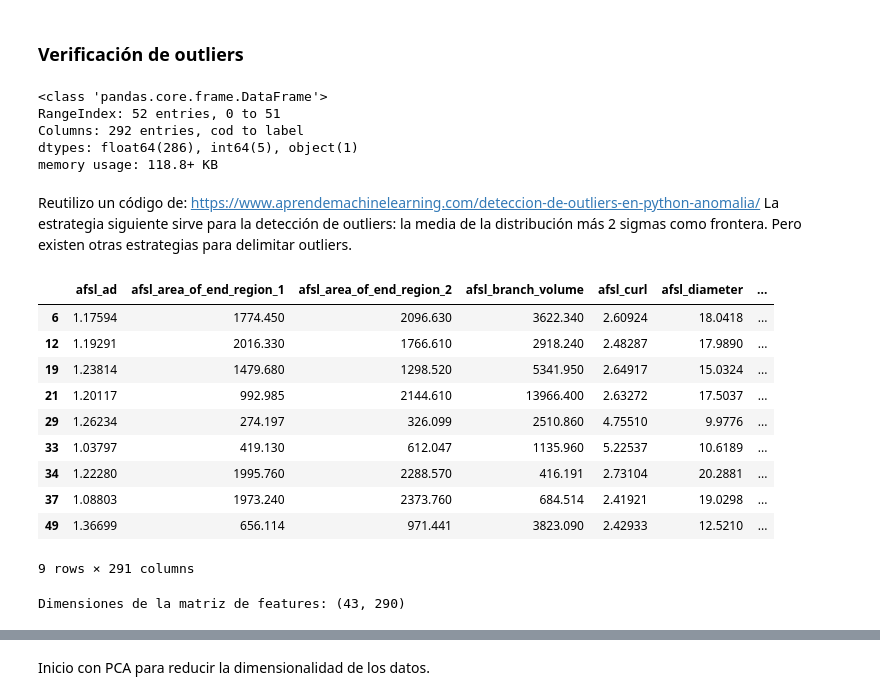
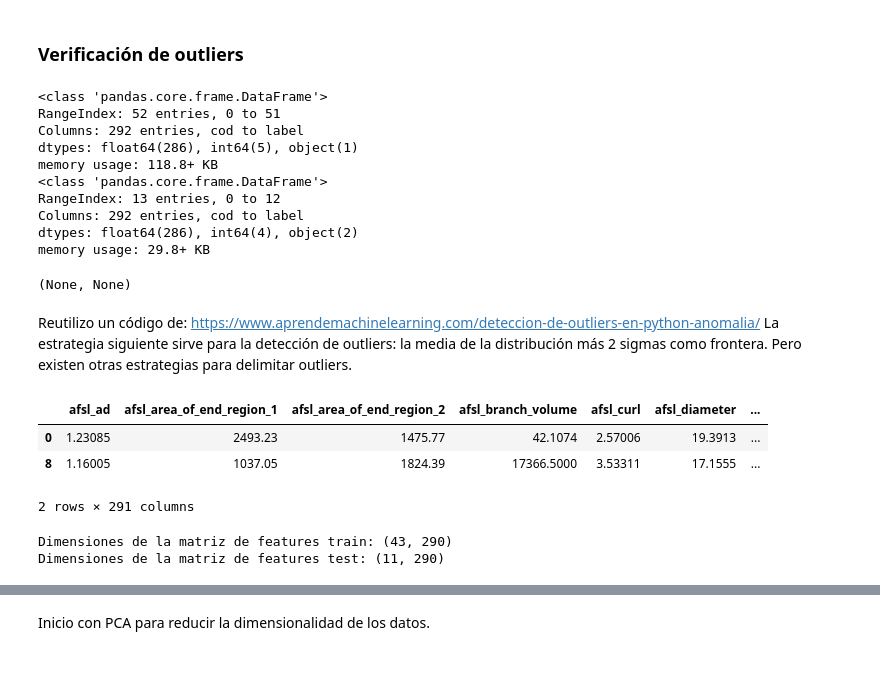
Before and after one commit to brainhack-school2023/galvan_project, a Jupyter notebook: src/pca_reduct_end.ipynb, the cells around one changed output, grey strips where cells are left out. Saved outputs shown, nothing was run; the diff lists cells and outputs as text; code cells hidden in the pictures; blank space fills up the shorter version.

```diff
--- a/src/pca_reduct_end.ipynb
+++ b/src/pca_reduct_end.ipynb
@@ -45,8 +45,9 @@ def load_data_prep(data_path=DATA_PATH):
     csv_path = os.path.join(data_path, "train_set_limpio.csv")
     return pd.read_csv(csv_path)
 
+
 def load_data_test(data_path=DATA_PATH):
-    csv_path = os.path.join(data_path, "test_set.csv")
+    csv_path = os.path.join(data_path, "test_set_limpio.csv")
     return pd.read_csv(csv_path)
 # %%
 train_set = load_data_prep()
@@ -53,0 +58,3 @@ test_set = load_data_test()
+# %%
+test_set.loc[test_set.cod.str.contains('sub-500'),'label'] = '1'
+test_set.loc[test_set.cod.str.contains('sub-10'),'label'] = '0'
@@ -54,13 +65,20 @@ test_set = load_data_test()
 # %% [markdown]
 ### Verificación de outliers
 # %%
-train_set.info()
+train_set.info(), test_set.info()
 # %% [output]
 <class 'pandas.core.frame.DataFrame'>
 RangeIndex: 52 entries, 0 to 51
 Columns: 292 entries, cod to label
 dtypes: float64(286), int64(5), object(1)
 memory usage: 118.8+ KB
+<class 'pandas.core.frame.DataFrame'>
+RangeIndex: 13 entries, 0 to 12
+Columns: 292 entries, cod to label
+dtypes: float64(286), int64(4), object(2)
+memory usage: 29.8+ KB
+(None, None)
 # %%
 X_out = train_set.drop(['cod'], axis=1)
+X_test_out = test_set.drop(['cod'], axis=1)
 # %%
@@ -71,23 +89,19 @@ La estrategia siguiente sirve para la detección de outliers: la media de la dis
 # %%
 from pyod.models.knn import KNN
 import pandas as pd
 
 clf = KNN(contamination=0.18)
 clf.fit(X_out)
 y_pred = clf.predict(X_out)
 X_out[y_pred == 1]
+clf.fit(X_test_out)
+y_test = clf.predict(X_test_out)
+X_test_out[y_test == 1]
 # %% [output]
 |  | afsl_ad | afsl_area_of_end_region_1 | afsl_area_of_end_region_2 | afsl_branch_volume | afsl_curl | afsl_diameter | ... |
-| 6 | 1.17594 | 1774.450 | 2096.630 | 3622.340 | 2.60924 | 18.0418 | ... |
-| 12 | 1.19291 | 2016.330 | 1766.610 | 2918.240 | 2.48287 | 17.9890 | ... |
-| 19 | 1.23814 | 1479.680 | 1298.520 | 5341.950 | 2.64917 | 15.0324 | ... |
-| 21 | 1.20117 | 992.985 | 2144.610 | 13966.400 | 2.63272 | 17.5037 | ... |
-| 29 | 1.26234 | 274.197 | 326.099 | 2510.860 | 4.75510 | 9.9776 | ... |
-| 33 | 1.03797 | 419.130 | 612.047 | 1135.960 | 5.22537 | 10.6189 | ... |
-| 34 | 1.22280 | 1995.760 | 2288.570 | 416.191 | 2.73104 | 20.2881 | ... |
-| 37 | 1.08803 | 1973.240 | 2373.760 | 684.514 | 2.41921 | 19.0298 | ... |
-| 49 | 1.36699 | 656.114 | 971.441 | 3823.090 | 2.42933 | 12.5210 | ... |
+| 0 | 1.23085 | 2493.23 | 1475.77 | 42.1074 | 2.57006 | 19.3913 | ... |
+| 8 | 1.16005 | 1037.05 | 1824.39 | 17366.5000 | 3.53311 | 17.1555 | ... |
-9 rows × 291 columns
+2 rows × 291 columns
 # %%
 # borro los outliers
 indicador = X_out[y_pred == 1].index
@@ -95,9 +111,13 @@ train_set.drop(indicador, axis=0, inplace=True)
 # %%
 X = train_set.drop(['cod', 'label'], axis=1).values
 y = train_set['label']
-print('Dimensiones de la matriz de features: {}'.format(X.shape))
+print('Dimensiones de la matriz de features train: {}'.format(X.shape))
+X_test = test_set.drop(['cod', 'label'], axis=1).values
+y_test = test_set['label']
+print('Dimensiones de la matriz de features test: {}'.format(X_test.shape))
 # %% [output]
-Dimensiones de la matriz de features: (43, 290)
+Dimensiones de la matriz de features train: (43, 290)
+Dimensiones de la matriz de features test: (11, 290)
 # %%
 x_train = X[:,0],
 t_train = X[:,1]
```
Also changed, not shown: parts of 25 cells of this notebook, 3 other files.
